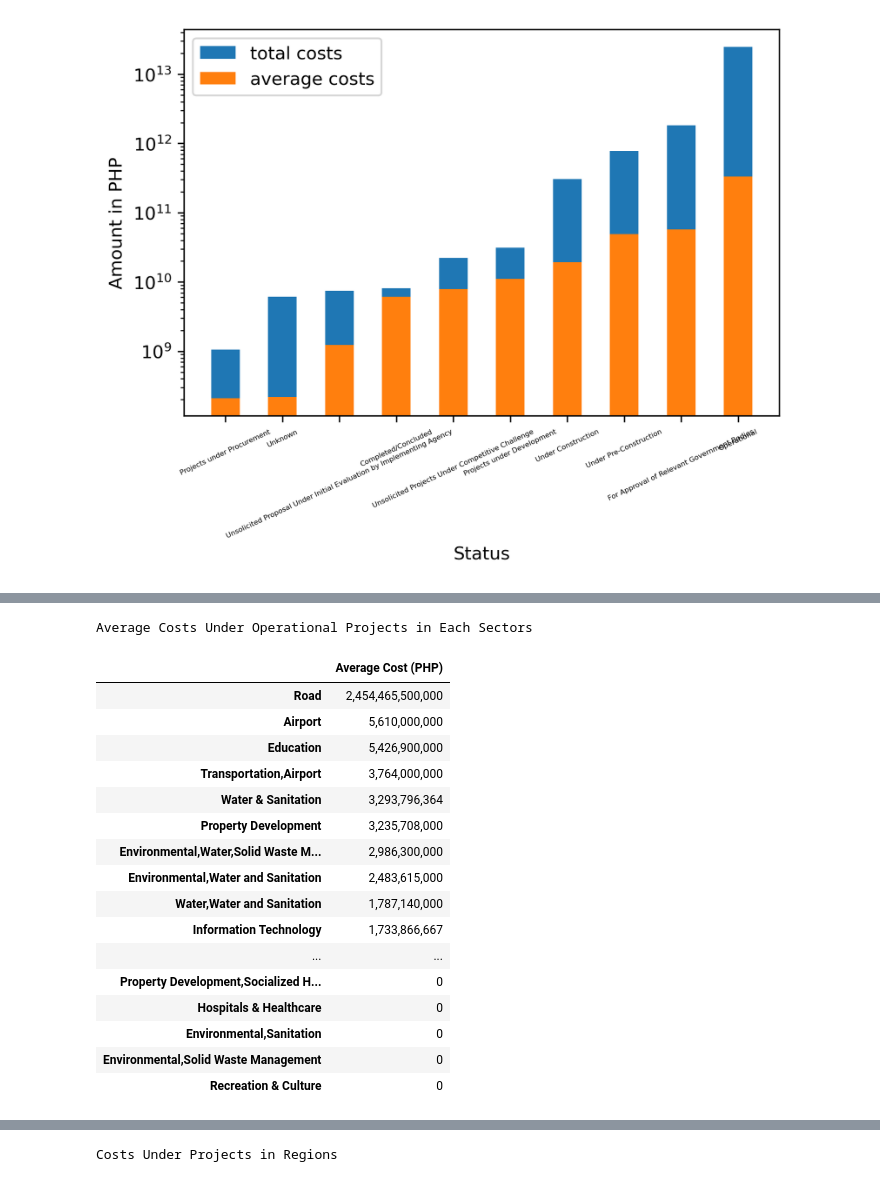
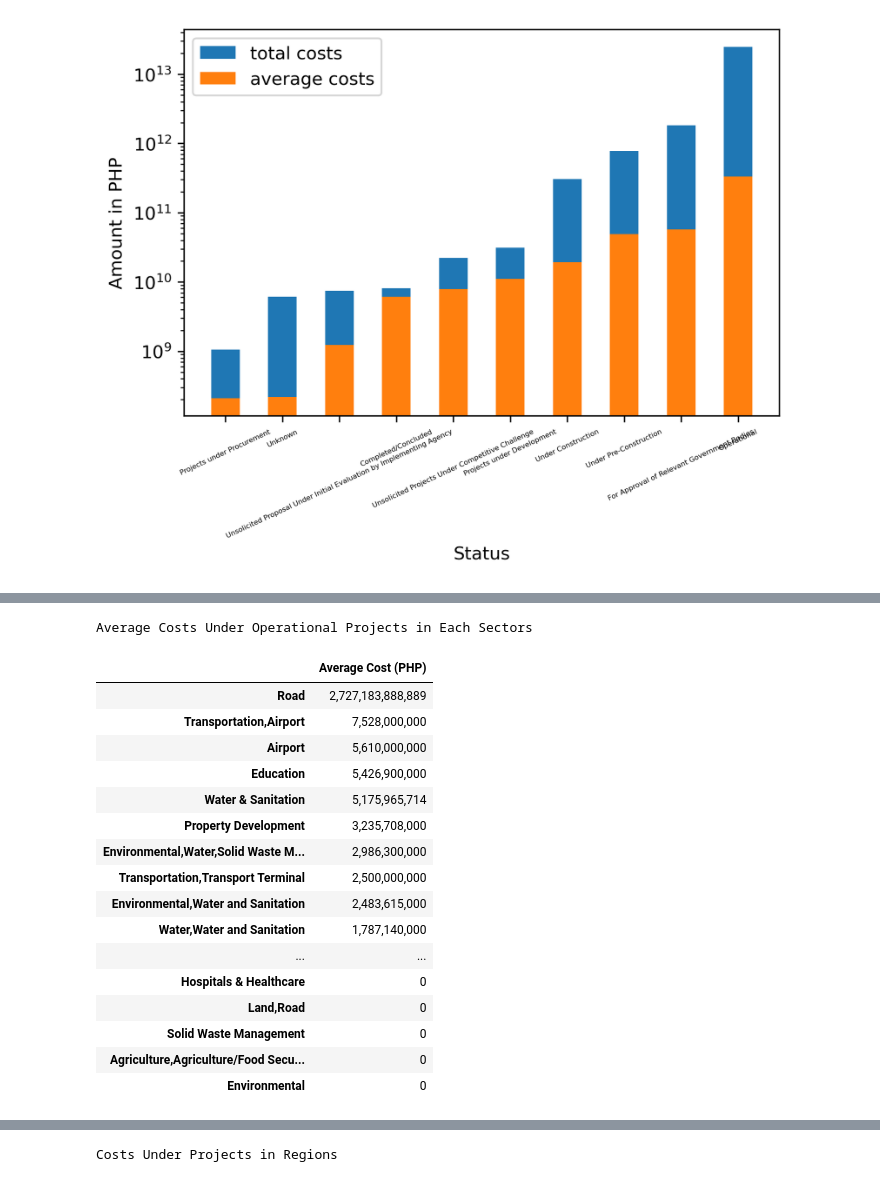
Before and after one commit to julidarang/A-GROUP5-FINALPROJECT, a Jupyter notebook: 4 Data Analysis - Tables and Histograms.ipynb, the cells around one changed output, grey strips where cells are left out. Cells and saved outputs as stored; diff of their text form; code cells hidden in the pictures.

```diff
--- a/4 Data Analysis - Tables and Histograms.ipynb
+++ b/4 Data Analysis - Tables and Histograms.ipynb
@@ -311,50 +319,54 @@ Total Costs Under Operational Projects in Each Sectors
 # %%
+#Data Analysis
 sectors = list(set(cr_df['Sector']))
 
 
 cr_df['Numerical Cost']=cr_df['Numerical Cost'].replace({np.nan:0})
 cr_df['Numerical Cost']=cr_df['Numerical Cost'].fillna(0)
 
+
 sectors_table=[]
 for i in sectors:
-    sectors_table.append(pd.DataFrame(cr_df.loc[(cr_df['Status'] == 'Operational') & (cr_df['Sector'] == i),
-                                                'Numerical Cost'].mean(), index = [i], columns=["Average Cost (PHP)"]))
+    sectors_table.append(pd.DataFrame(cr_df.loc[(cr_df['Status'] == 'Operational') &
+                                                (cr_df['Sector'] == i) & (cr_df['Numerical Cost']>0),
+                                                'Numerical Cost'].mean(), index = [i],
+                                                columns=["Average Cost (PHP)"]))
 
 result=sectors_table[0]
 for i in range(1,len(sectors_table)):
     result=result.append(sectors_table[i])
     result['Average Cost (PHP)']= result['Average Cost (PHP)'].fillna(0)
     result['Average Cost (PHP)']=result['Average Cost (PHP)'].round().astype(np.int64)
 
 final_table=result.sort_values(by=['Average Cost (PHP)'], ascending=False)
 final_table['Average Cost (PHP)']=final_table.apply(lambda x:"{:,}".format(x['Average Cost (PHP)']), axis=1)
 
 
 final_table=final_table.style.set_caption('Average Costs Under Operational Projects in Each Sectors').set_table_styles([{
     'selector':'caption',
     'props':[
         ('color','black'),
         ('font-size','18px')
     ]
 }])
 
 display(final_table)
 # %% [output]
 Average Costs Under Operational Projects in Each Sectors
 |  | Average Cost (PHP) |
-| Road | 2,454,465,500,000 |
+| Road | 2,727,183,888,889 |
+| Transportation,Airport | 7,528,000,000 |
 | Airport | 5,610,000,000 |
 | Education | 5,426,900,000 |
-| Transportation,Airport | 3,764,000,000 |
-| Water & Sanitation | 3,293,796,364 |
+| Water & Sanitation | 5,175,965,714 |
 | Property Development | 3,235,708,000 |
 | Environmental,Water,Solid Waste M... | 2,986,300,000 |
+| Transportation,Transport Terminal | 2,500,000,000 |
 | Environmental,Water and Sanitation | 2,483,615,000 |
 | Water,Water and Sanitation | 1,787,140,000 |
-| Information Technology | 1,733,866,667 |
 | ... | ... |
-| Property Development,Socialized H... | 0 |
 | Hospitals & Healthcare | 0 |
-| Environmental,Sanitation | 0 |
-| Environmental,Solid Waste Management | 0 |
-| Recreation & Culture | 0 |
+| Land,Road | 0 |
+| Solid Waste Management | 0 |
+| Agriculture,Agriculture/Food Secu... | 0 |
+| Environmental | 0 |
```
Also changed, not shown: parts of 12 cells of this notebook.
